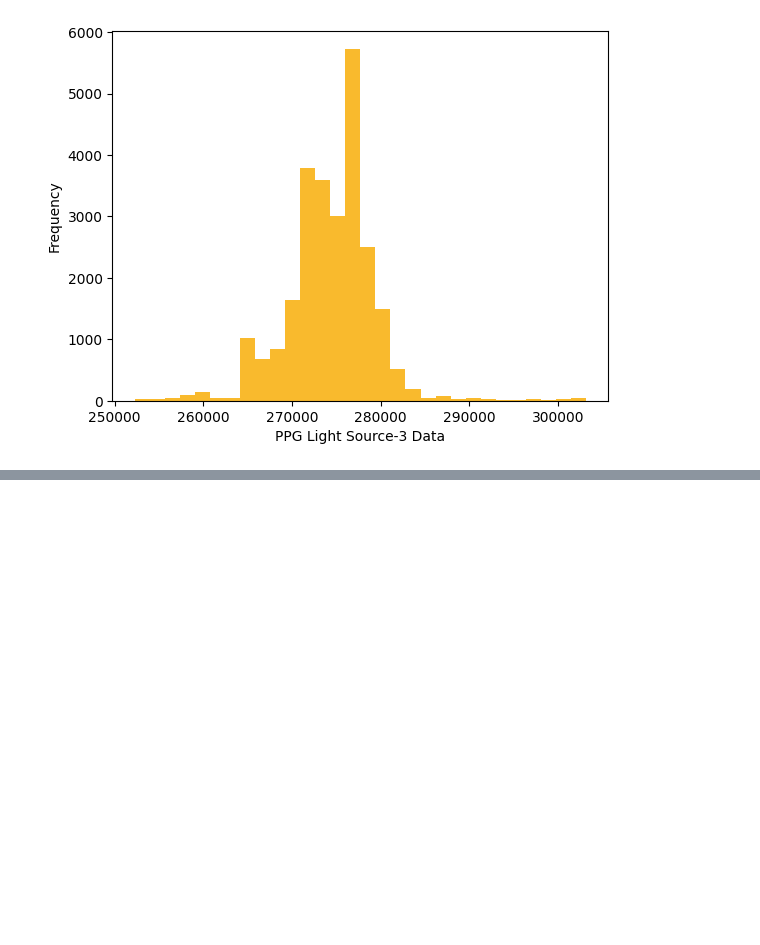
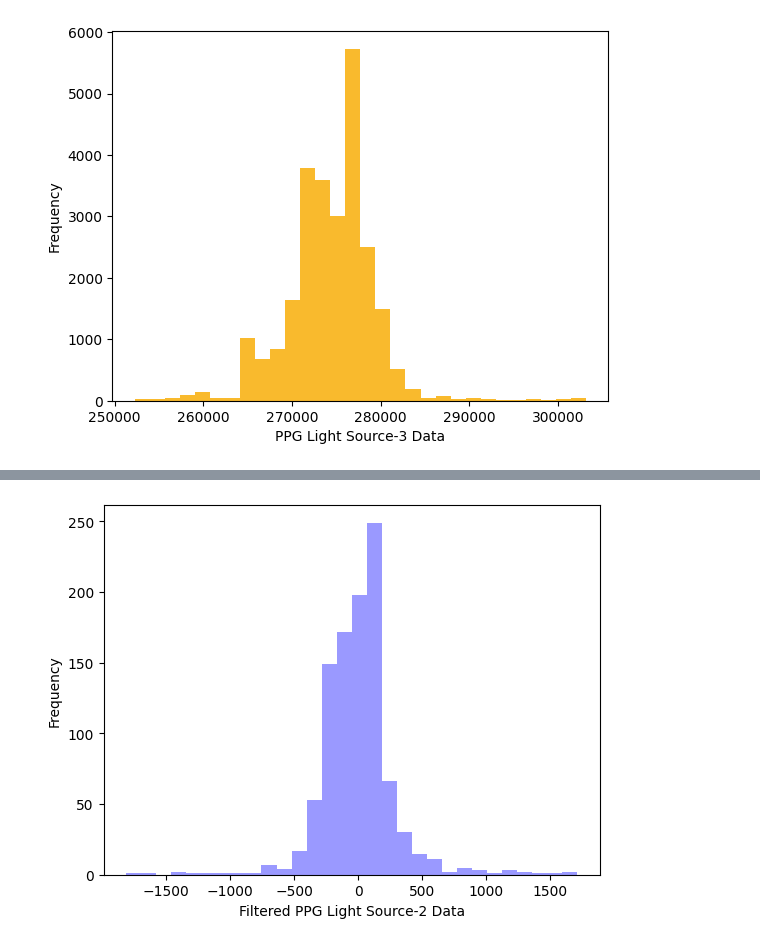
Before and after one commit to SenuraHansaja/H-IoT-Golob-Rice-Compression-Automation, a Jupyter notebook: PPG data/ppg_hist.ipynb, the cells around one changed output, grey strips where cells are left out. Saved outputs shown, nothing was run; the diff lists cells and outputs as text; code cells hidden in the pictures; blank space fills up the shorter version.

```diff
--- a/PPG data/ppg_hist.ipynb
+++ b/PPG data/ppg_hist.ipynb
@@ -51,0 +68,7 @@ Text(0, 0.5, 'Frequency')
+# %%
+plt.hist(Butterworth_data_2, bins =30, color='#9A99FF');
+plt.xlabel('Filtered PPG Light Source-2 Data')
+plt.ylabel('Frequency')
+plt.savefig('PPG Filtered histogram.pdf')
+# %% [output]
+[figure, added]
```
Also changed, not shown: parts of 5 cells of this notebook.
